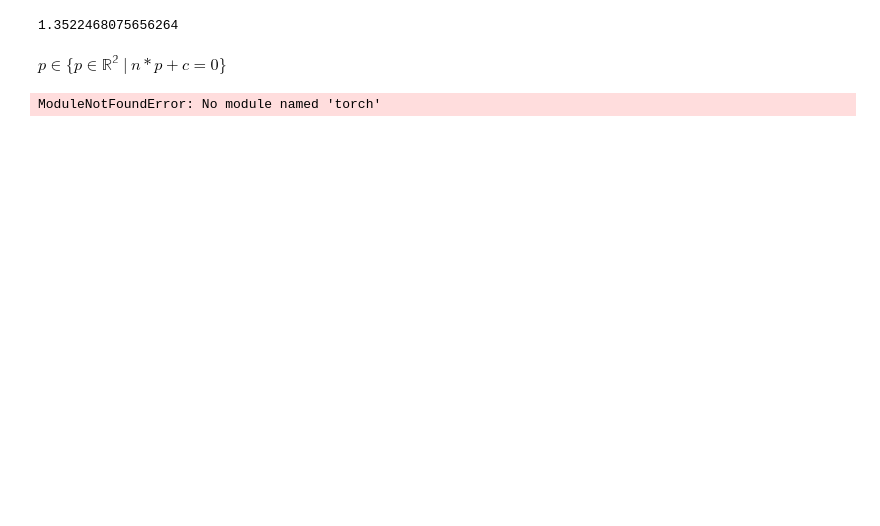
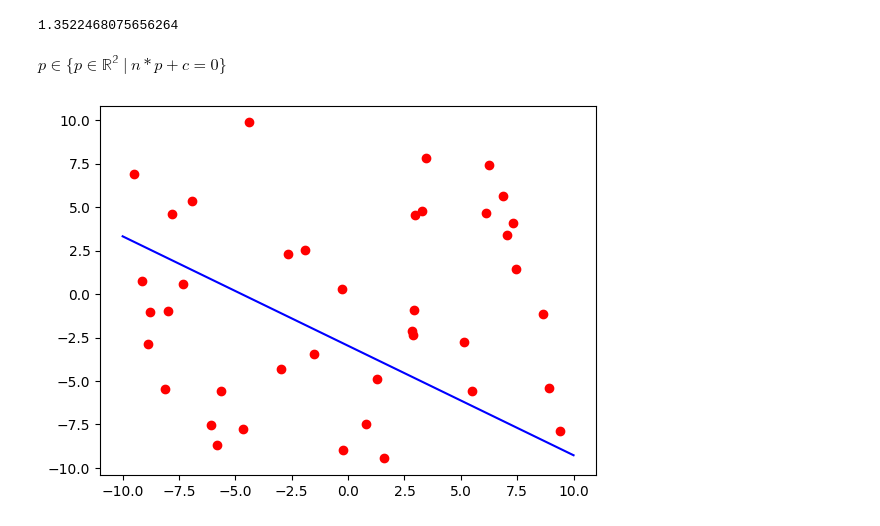
Before and after one commit to kechprog/linalg, a Jupyter notebook: main.ipynb, the cells around one changed output. Saved outputs shown, nothing was run; the diff lists cells and outputs as text; code cells hidden in the pictures; blank space fills up the shorter version.

```diff
--- a/main.ipynb
+++ b/main.ipynb
@@ -44,16 +44,45 @@ pldist(
 1.3522468075656264
 # %% [markdown]
 $ p \in \{p \in \mathbb{R^2} \ | \ n*p + c = 0\} $
-# %%
-import torch
-
-def tvec(*args, dtype=torch.float64):
-    return torch.tensor([*args], dtype=dtype)
-
-points = [
-
-]
-
-w0 = torch.rand(3)
-# %% [output]
-ModuleNotFoundError: No module named 'torch'
+# %%
+import torch
+from torch import Tensor
+from torch.optim import SGD
+from matplotlib import pyplot as plt
+
+def tvec(*args):
+    return torch.tensor([*args])
+
+
+def vec_len(v):
+    dim = [x**2 for x in v[:]]
+    return sum(dim)**0.5
+
+
+def pldist(l, p):
+    c = l[-1]
+    n = l[0:-1]
+    t = -(c + torch.dot(p, n)) / torch.dot(n, n)
+    return torch.abs(t * vec_len(n))
+
+
+def pltpoints(p):
+    plt.plot([x[0] for x in p], [x[1] for x in p], 'ro')
+
+def pltline(l):
+    l = l.detach().numpy()
+    x = np.linspace(-10, 10, 1000)
+    y = (-l[0] * x - l[2]) / l[1]
+    plt.plot(x, y, '-b')
+
+
+l = torch.rand(3, requires_grad=True)
+
+
+points = [torch.rand(2)*20 - 10 for _ in range(40)]
+
+
+pltpoints(points)
+pltline(l)
+# %% [output]
+[figure, added]
```
Also changed, not shown: parts of 1 cell of this notebook.
